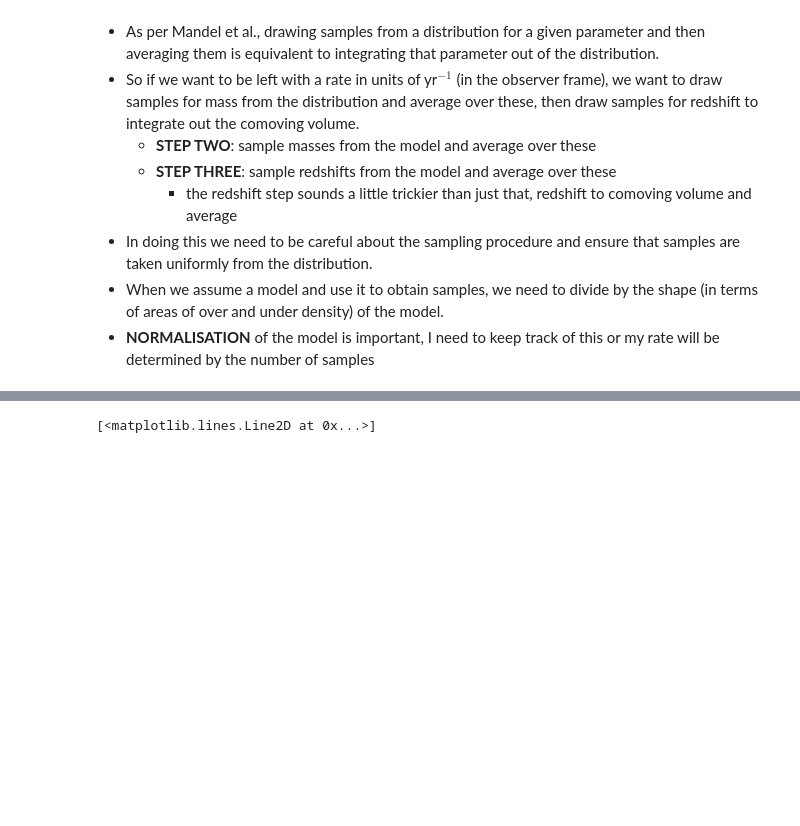
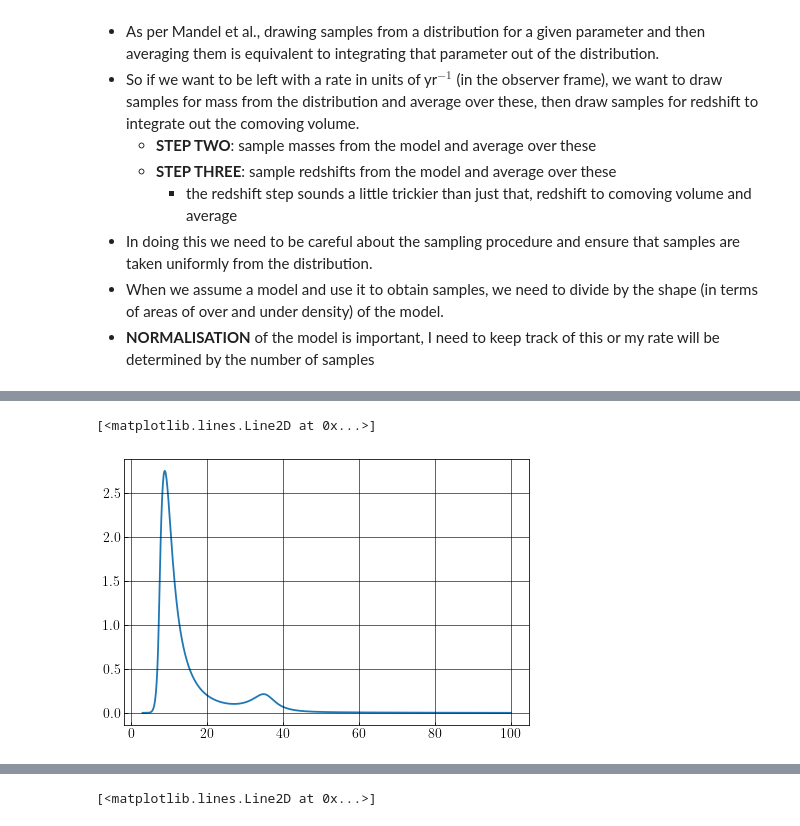
Before and after one commit to jhyland01/p_astro_project, a Jupyter notebook: event_rate.ipynb, the cells around one changed output, grey strips where cells are left out. Saved outputs shown, nothing was run; the diff lists cells and outputs as text; code cells hidden in the pictures; blank space fills up the shorter version.

```diff
--- a/event_rate.ipynb
+++ b/event_rate.ipynb
@@ -237,0 +233,5 @@ h5 = h5py.File(O3a_PPD,'r')
+# %%
+plt.plot(mass_1, mass_1_ppd, lw=1.8, color=color_plpeak, zorder=1, label="GWTC-3")
+# %% [output]
+[<matplotlib.lines.Line2D at 0x...>]
+[figure, added]
```
Also changed, not shown: parts of 5 cells of this notebook, 3 other files.
